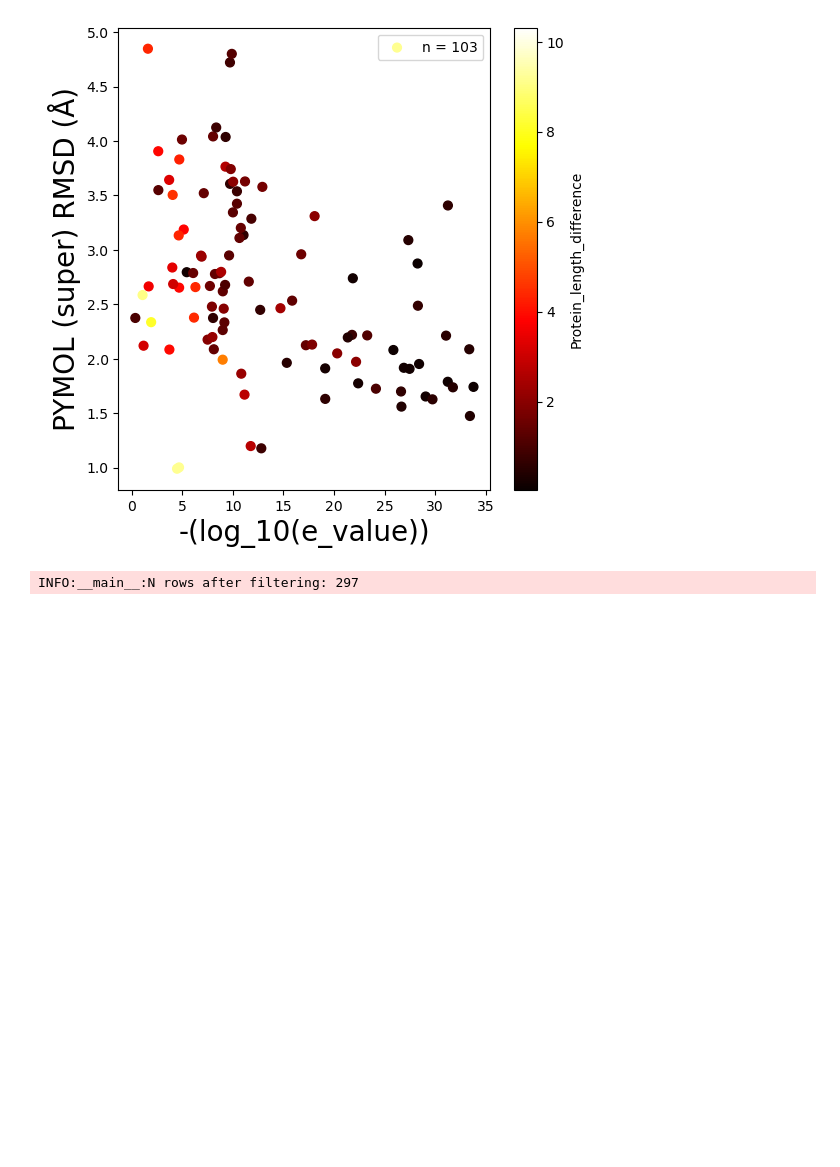
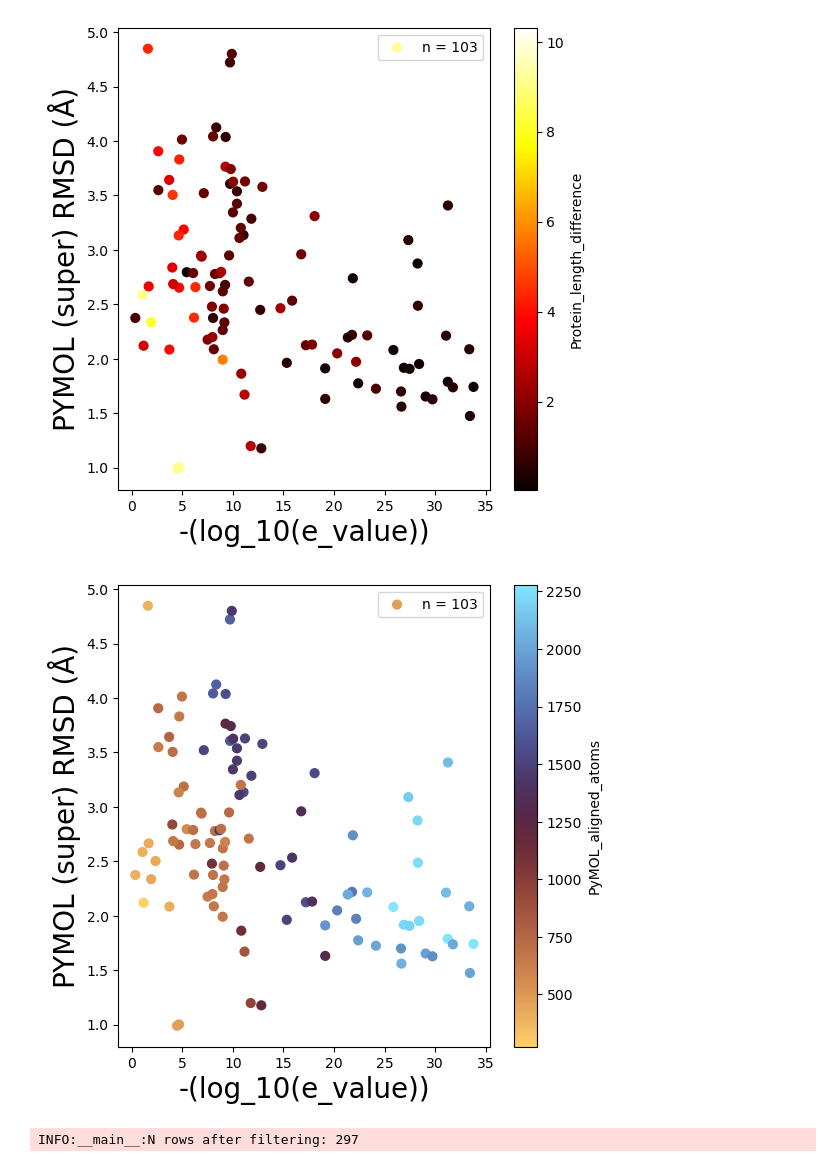
Before and after one commit to juliandeanmoran/BISSH, a Jupyter notebook: testing/explore_zorya.ipynb, the cells around one changed output. Cells and saved outputs as stored; diff of their text form; code cells hidden in the pictures; blank space fills up the shorter version.

Commit message:
Added slides showcasing structrually aligned highlights from the PyMOL, e-value scatter.

```diff
--- a/testing/explore_zorya.ipynb
+++ b/testing/explore_zorya.ipynb
@@ -638,6 +638,23 @@ plot_scatter(
 )
 # %% [output]
 [figure]
+# %%
+# ────────────────────────────────────────────────────────────
+#       Scatter: colour by protein length difference
+# ────────────────────────────────────────────────────────────
+
+plot_scatter(
+    df=df_forPlot,
+    col_x=VAR_NAME_LOG_EVALUE,
+    col_y="PyMOL_RMSD",
+    colour_col="PyMOL_aligned_atoms",
+    cmap="managua",
+    x_axis_label='-(log_10(e_value))',
+    y_axis_label=f'PYMOL ({PYMOL_ALIGN_METHOD}) RMSD (Å)',
+    out_path=f"{OUT_DIR}/scatter_evalue_pymol-{PYMOL_ALIGN_METHOD}_pmLen_n={len(df_forPlot)}",
+)
+# %% [output]
+[figure, added]
 # %%
 # ────────────────────────────────────────────────────────────
 #      Filter: same cluster status
```
Also changed, not shown: parts of 1 cell of this notebook, 4 other files.
